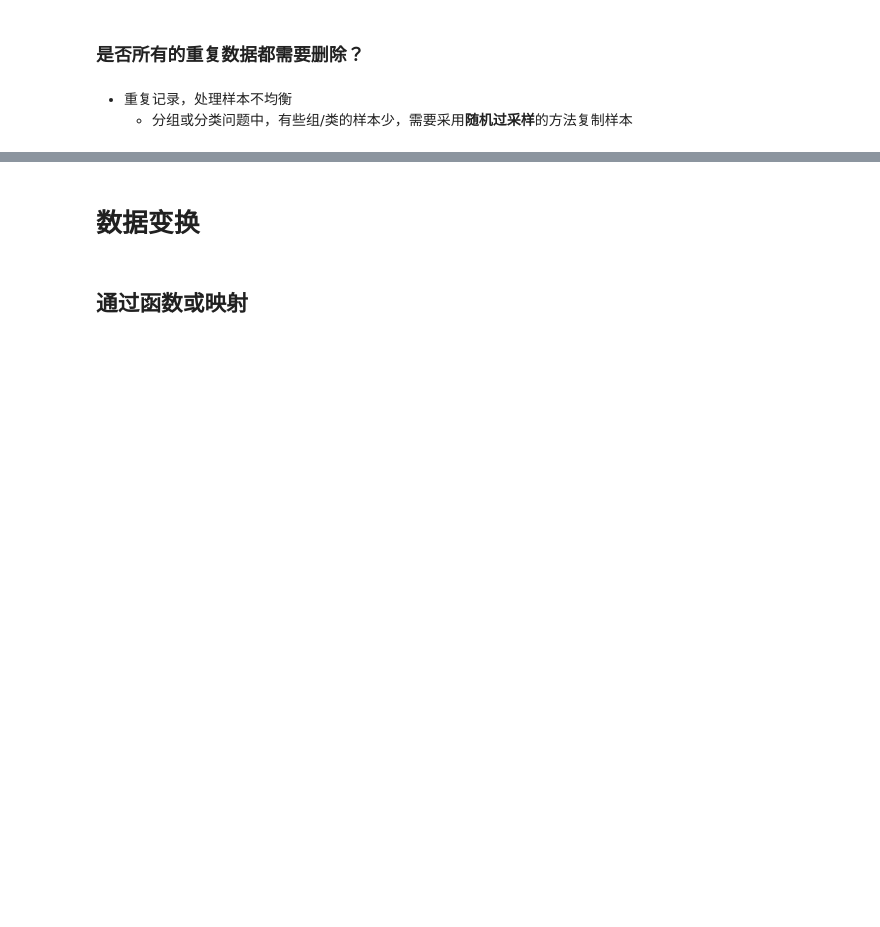
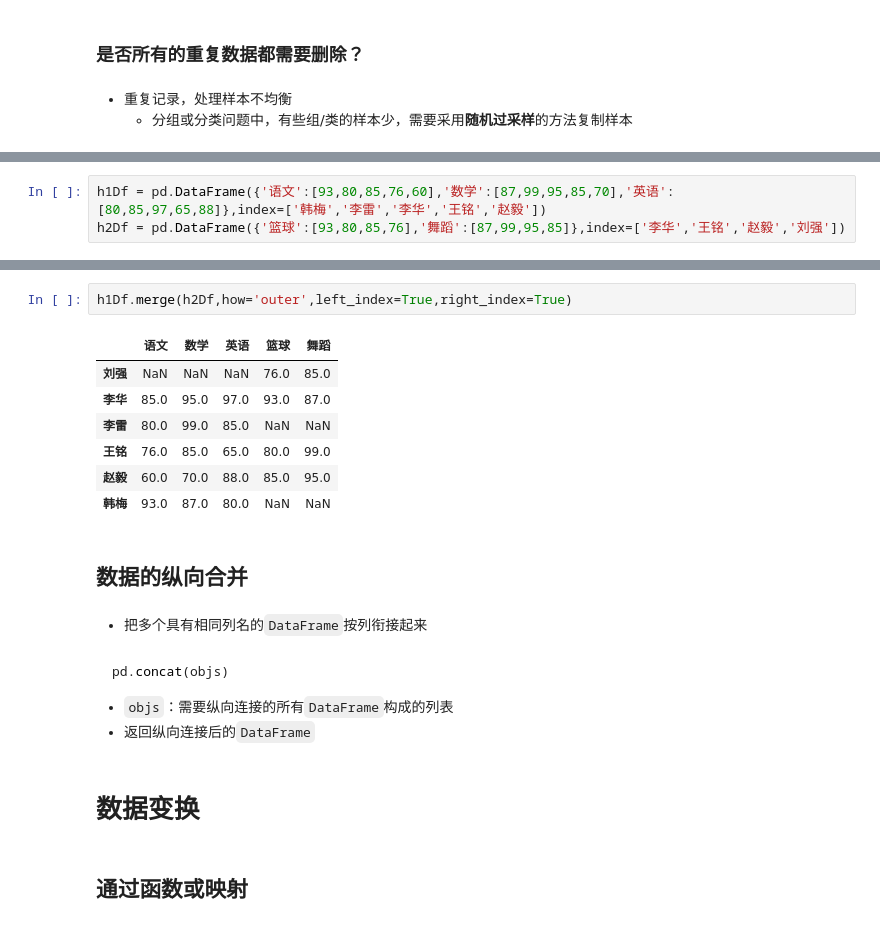
Before and after one commit to christinemu/biz-mining, a Jupyter notebook: DataExplore.ipynb, the cells around one changed output, grey strips where cells are left out. Drawn from its saved outputs; the diff is of its cells as text; blank space fills up the shorter version.

````diff
--- a/DataExplore.ipynb
+++ b/DataExplore.ipynb
@@ -754,0 +1050,3 @@ DataFrame.drop_duplicates(keep='first', inplace=False)
+# %%
+h1Df = pd.DataFrame({'语文':[93,80,85,76,60],'数学':[87,99,95,85,70],'英语':[80,85,97,65,88]},index=['韩梅','李雷','李华','王铭','赵毅'])
+h2Df = pd.DataFrame({'篮球':[93,80,85,76],'舞蹈':[87,99,95,85]},index=['李华','王铭','赵毅','刘强'])
@@ -755,3 +1105,23 @@ DataFrame.drop_duplicates(keep='first', inplace=False)
+# %%
+h1Df.merge(h2Df,how='outer',left_index=True,right_index=True)
+# %% [output]
+|  | 语文 | 数学 | 英语 | 篮球 | 舞蹈 |
+| 刘强 | NaN | NaN | NaN | 76.0 | 85.0 |
+| 李华 | 85.0 | 95.0 | 97.0 | 93.0 | 87.0 |
+| 李雷 | 80.0 | 99.0 | 85.0 | NaN | NaN |
+| 王铭 | 76.0 | 85.0 | 65.0 | 80.0 | 99.0 |
+| 赵毅 | 60.0 | 70.0 | 88.0 | 85.0 | 95.0 |
+| 韩梅 | 93.0 | 87.0 | 80.0 | NaN | NaN |
+# %% [markdown]
+## 数据的纵向合并
+# %% [markdown]
+- 把多个具有相同列名的`DataFrame`按列衔接起来
+# %% [markdown]
+```python
+pd.concat(objs)
+```
+- `objs`：需要纵向连接的所有`DataFrame`构成的列表
+- 返回纵向连接后的`DataFrame`
 # %% [markdown]
 # 数据变换
 # %% [markdown]
````
Also changed, not shown: parts of 116 cells of this notebook.
